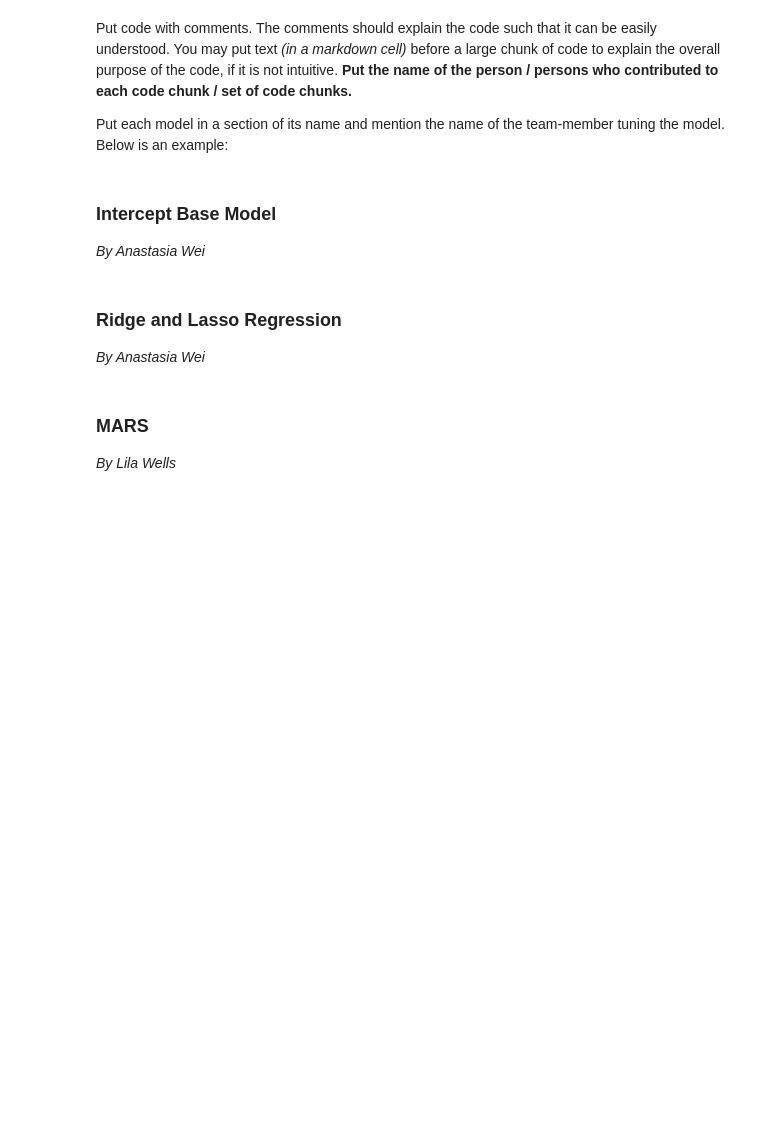
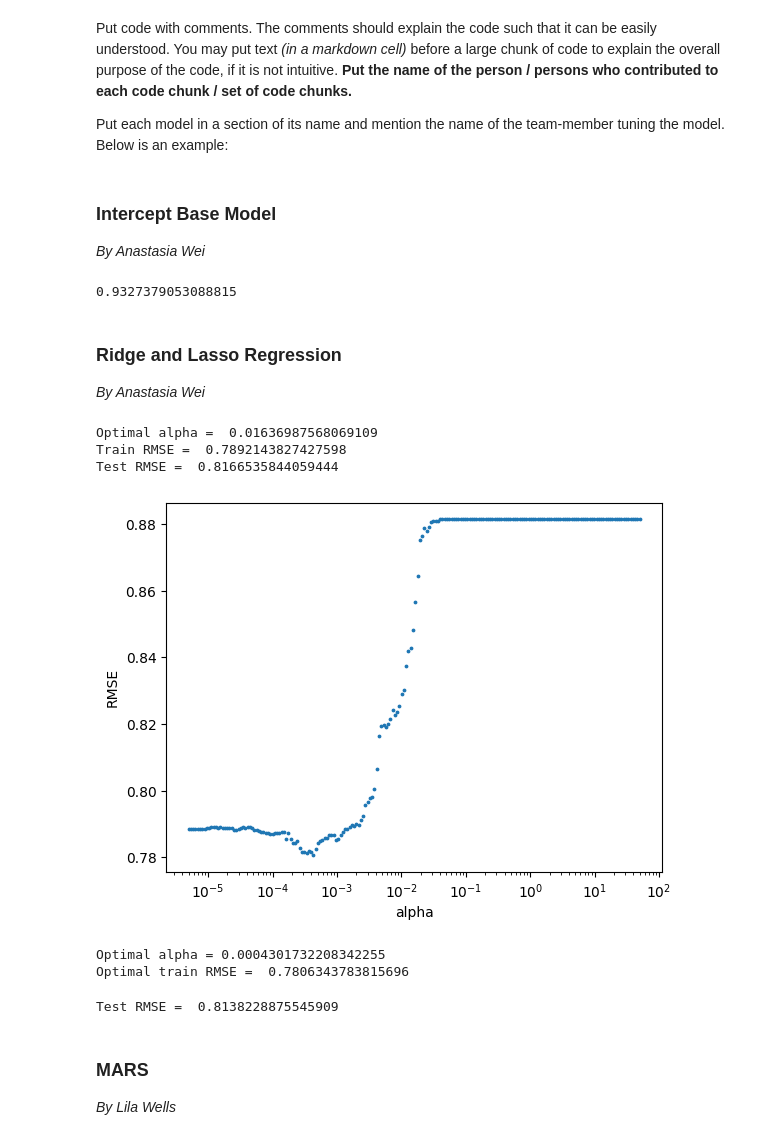
Before and after one commit to notlilawells/Saturn-303-3, a Jupyter notebook: Project-Report/Project_Code_Saturn.ipynb, the cells around one changed output. Saved outputs shown, nothing was run; the diff lists cells and outputs as text; code cells hidden in the pictures; blank space fills up the shorter version.

```diff
--- a/Project-Report/Project_Code_Saturn.ipynb
+++ b/Project-Report/Project_Code_Saturn.ipynb
@@ -1,3 +27,8 @@
+# %%
+X_train = pd.read_csv("X_train.csv")
+y_train = pd.read_csv("y_train.csv")
+X_test = pd.read_csv("X_test.csv")
+y_test = pd.read_csv("y_test.csv")
 # %% [raw]
 ---
 title: "Project Code"
@@ -75,6 +136,61 @@ Put each model in a section of its name and mention the name of the team-member
+# %%
+# test RMSE
+np.sqrt(mean_squared_error(y_test, pred))
+# %% [output]
+0.9327379053088815
 # %% [markdown]
 ### Ridge and Lasso Regression
 *By Anastasia Wei*
+# %%
+### Ridge Regression
+# defining regulization parameter space
+alphas = 10**np.linspace(1.5,-3,200)*0.5
+ridgecv = RidgeCV(alphas = alphas, scoring = 'neg_mean_squared_error', store_cv_values = True)
+ridgecv.fit(X_train, y_train)
+print("Optimal alpha = ", ridgecv.alpha_)
+
+# using the developed ridge regression model to predict on test & train data
+ridge = Ridge(alpha = ridgecv.alpha_)
+ridge.fit(X_train, y_train)
+pred = ridge.predict(X_test)
+
+print('Train RMSE = ', np.sqrt(mean_squared_error(y_train, np.around(ridge.predict(X_train)))))
+print('Test RMSE = ', np.sqrt(mean_squared_error(y_test, np.around(pred))))
+# %% [output]
+Optimal alpha =  0.01636987568069109
+Train RMSE =  0.7892143827427598
+Test RMSE =  0.8166535844059444
+# %%
+#### Lasso Regression
+# searching through regularizatio parameter space
+alphas = 10**np.linspace(2,-5,200)*0.5
+rmses = []
+for a in alphas:
+    lasso = Lasso(alpha = a)
+    lasso.fit(X_train, y_train)
+    pred = lasso.predict(X_train)
+    rmse = np.sqrt(mean_squared_error(y_train, np.around(pred)))
+    rmses.append(rmse)
+# %%
+# visualizing rmsev vs alpha
+plt.scatter(alphas, rmses, s = 3)
+plt.ylabel('RMSE')
+plt.xlabel('alpha')
+plt.xscale('log')
+# %% [output]
+[figure, added]
+# %%
+print('Optimal alpha =', alphas[np.array(rmses).argmin()])
+print('Optimal train RMSE = ', rmses[np.array(rmses).argmin()])
+# %% [output]
+Optimal alpha = 0.0004301732208342255
+Optimal train RMSE =  0.7806343783815696
+# %%
+lasso = Lasso(alpha = 0.0004301732208342255)
+pred = lasso.fit(X_train, y_train).predict(X_test)
+print('Test RMSE = ', np.sqrt(mean_squared_error(y_test, np.around(pred))))
+# %% [output]
+Test RMSE =  0.8138228875545909
 # %% [markdown]
 ### MARS
 *By Lila Wells*
```
Also changed, not shown: parts of 60 cells of this notebook.
